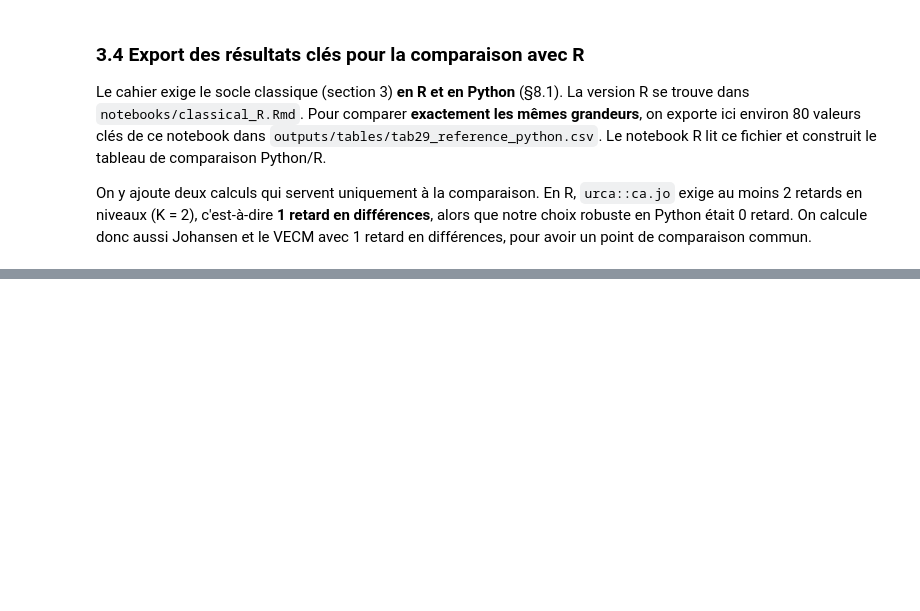
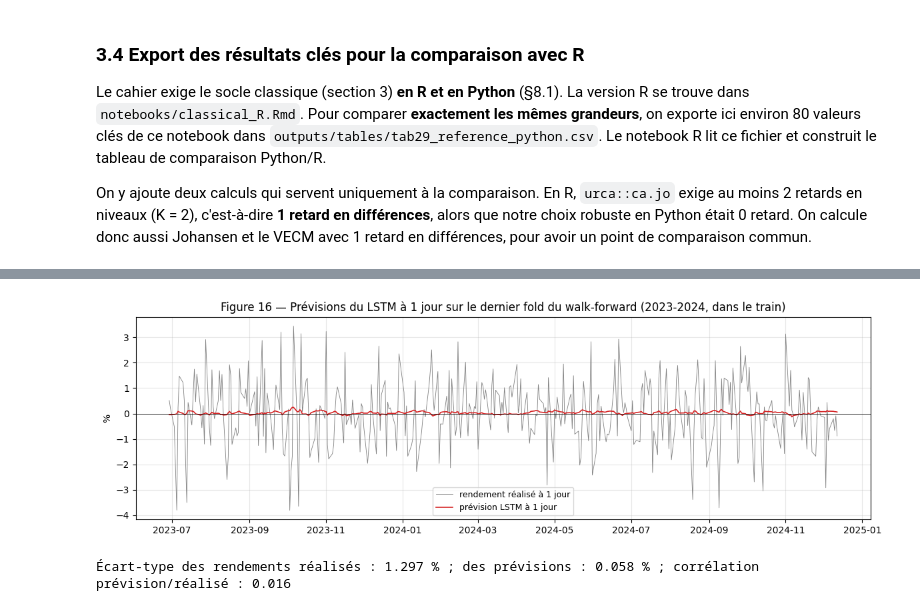
Before and after one commit to aziz28-dev/ts-project, a Jupyter notebook: notebooks/main_python.ipynb, the cells around one changed output, grey strips where cells are left out. Drawn from its saved outputs; the diff is of its cells as text; code cells hidden in the pictures; blank space fills up the shorter version.

```diff
--- a/notebooks/main_python.ipynb
+++ b/notebooks/main_python.ipynb
@@ -2198,0 +2367,10 @@ reference.head(10)
+# %%
+import time
+
+grid = [{"window": w, "units": u, "dropout": d} for w in dcfg["windows"] for u in dcfg["units"] for d in dcfg["dropouts"]]
+t0 = time.time()
+grid_tab, grid_details = D.grid_search(["LSTM", "GRU"], grid, TRAIN, seed=42, val_ratio=dcfg["validation_ratio"],
+                                       patience=dcfg["early_stopping_patience"], n_splits=dcfg["n_splits"])
+print(f"Recherche terminée en {(time.time() - t0) / 60:.1f} min ({len(grid) * 2 * dcfg['n_splits']} entraînements)")
+save_table(grid_tab, "tab31_deep_grille", index=False)
+grid_tab.sort_values("gain moyen vs zéro (%)", ascending=False).round(4)
@@ -2198,0 +2490,25 @@ reference.head(10)
+# %%
+# Que prévoit réellement le réseau ? Prévisions à 1 jour sur le dernier fold du walk-forward (dans le train).
+c = best_cfg["LSTM"]
+Xw, Yw, ow = D.make_windows(TRAIN, c["window"])
+m = ~np.isnan(Yw).any(axis=1)
+Xw, Yw, ow = Xw[m], Yw[m], ow[m]
+tr, te = D.walk_forward_splits(len(Xw), dcfg["n_splits"])[-1]
+model5, sc5, _, _ = D.train("LSTM", c, Xw[tr], Yw[tr], 42, dcfg["validation_ratio"], dcfg["early_stopping_patience"])
+pred5 = D.predict(model5, sc5, Xw[te])
+fig, ax = plt.subplots(figsize=(12, 3.8))
+ax.plot(ow[te], Yw[te][:, 0], lw=0.6, color="grey", label="rendement réalisé à 1 jour")
+ax.plot(ow[te], pred5[:, 0], lw=1.2, color="tab:red", label="prévision LSTM à 1 jour")
+ax.axhline(0, color="black", lw=0.6)
+ax.set_ylabel("%")
+ax.set_title("Figure 16 — Prévisions du LSTM à 1 jour sur le dernier fold du walk-forward (2023-2024, dans le train)")
+ax.legend(fontsize=9)
+ax.grid(alpha=0.3)
+fig.tight_layout()
+save_fig(fig, 16, "lstm_previsions_fold5")
+plt.show()
+print(f"Écart-type des rendements réalisés : {Yw[te][:, 0].std():.3f} % ; des prévisions : {pred5[:, 0].std():.3f} % ; "
+      f"corrélation prévision/réalisé : {np.corrcoef(pred5[:, 0], Yw[te][:, 0])[0, 1]:.3f}")
+# %% [output]
+[figure, added]
+Écart-type des rendements réalisés : 1.297 % ; des prévisions : 0.058 % ; corrélation prévision/réalisé : 0.016
```
Also changed, not shown: parts of 20 cells of this notebook, 21 other files.
